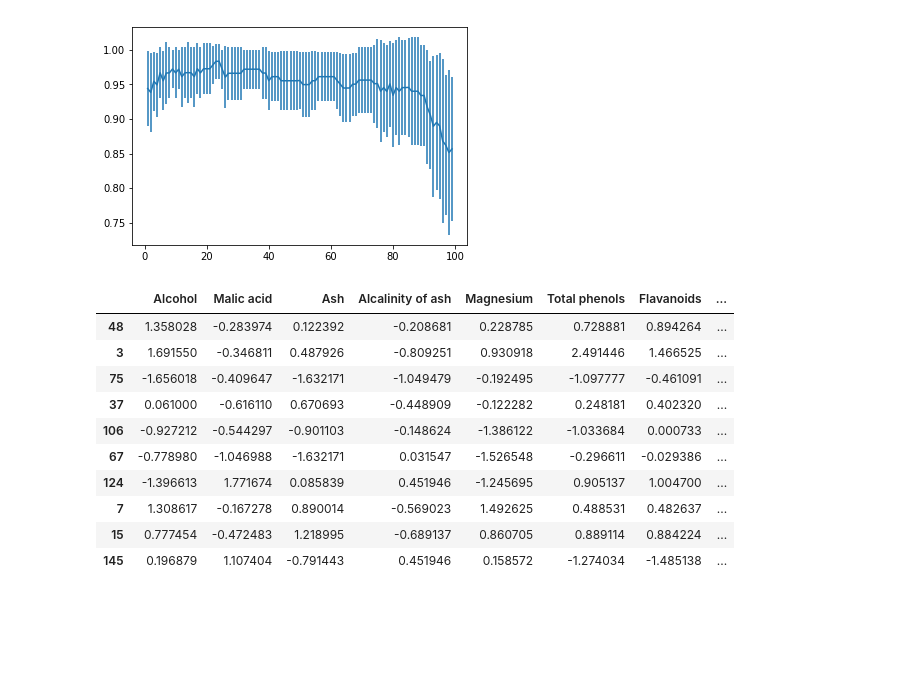
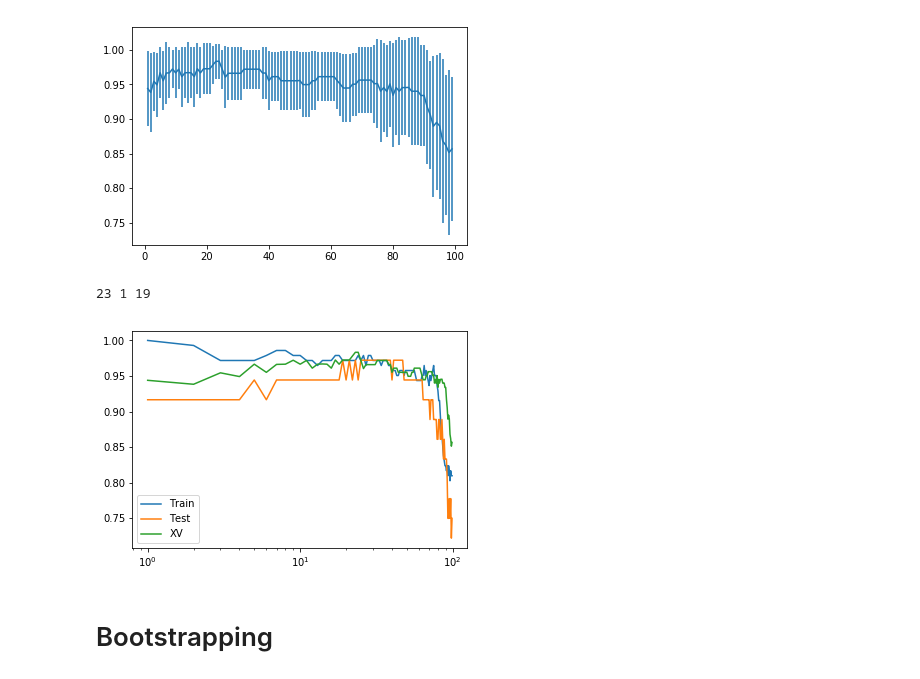
Before and after one commit to olethrosdc/ml-society-science, a Jupyter notebook: src/decision-problems/KNN.ipynb, the cells around one changed output. Saved outputs shown, nothing was run; the diff lists cells and outputs as text; code cells hidden in the pictures; blank space fills up the shorter version.

```diff
--- a/src/decision-problems/KNN.ipynb
+++ b/src/decision-problems/KNN.ipynb
@@ -96,25 +104,26 @@ None
 # %% [output]
 [figure]
 # %%
-
-plt.errorbar(neighbor_ks, [s.mean() for s in k_fold_scores], yerr=[s.std() for s in k_fold_scores])
+mean_xv_scores = [s.mean() for s in k_fold_scores]
+plt.errorbar(neighbor_ks, mean_xv_scores, yerr=[s.std() for s in k_fold_scores])
 # %% [output]
 <ErrorbarContainer object of 3 artists>
 [figure]
-# %%
-train_data_s
-n_samples = 1
-for t=range(n_samples):
-    bootstrap_sample = sklearn.utils.resample(train_data_s, replace=True, n_samples = 10, random_state = 1)
-# %% [output]
-|  | Alcohol | Malic acid | Ash | Alcalinity of ash | Magnesium | Total phenols | Flavanoids | ... |
-| 48 | 1.358028 | -0.283974 | 0.122392 | -0.208681 | 0.228785 | 0.728881 | 0.894264 | ... |
-| 3 | 1.691550 | -0.346811 | 0.487926 | -0.809251 | 0.930918 | 2.491446 | 1.466525 | ... |
-| 75 | -1.656018 | -0.409647 | -1.632171 | -1.049479 | -0.192495 | -1.097777 | -0.461091 | ... |
-| 37 | 0.061000 | -0.616110 | 0.670693 | -0.448909 | -0.122282 | 0.248181 | 0.402320 | ... |
-| 106 | -0.927212 | -0.544297 | -0.901103 | -0.148624 | -1.386122 | -1.033684 | 0.000733 | ... |
-| 67 | -0.778980 | -1.046988 | -1.632171 | 0.031547 | -1.526548 | -0.296611 | -0.029386 | ... |
-| 124 | -1.396613 | 1.771674 | 0.085839 | 0.451946 | -1.245695 | 0.905137 | 1.004700 | ... |
-| 7 | 1.308617 | -0.167278 | 0.890014 | -0.569023 | 1.492625 | 0.488531 | 0.482637 | ... |
-| 15 | 0.777454 | -0.472483 | 1.218995 | -0.689137 | 0.860705 | 0.889114 | 0.884224 | ... |
-| 145 | 0.196879 | 1.107404 | -0.791443 | 0.451946 | 0.158572 | -1.274034 | -1.485138 | ... |
+# %%
+# now let us compare the best values for training test and cross validation
+
+import numpy
+knn_best_k_xv = numpy.asarray(mean_xv_scores).argmax()
+knn_best_k_train = numpy.asarray(train_scores).argmax()
+knn_best_k_test = numpy.asarray(test_scores).argmax()
+print(ks[knn_best_k_xv], ks[knn_best_k_train], ks[knn_best_k_test])
+plt.semilogx(ks, train_scores, ks, test_scores, ks, mean_xv_scores)
+plt.legend(["Train", "Test", "XV"])
+
+# Let's select the best model on the basis of the XV score, as we must, since the 'test' result is invisible to us
+knn_best_model_xv = models[knn_best_k_xv]
+# %% [output]
+23 1 19
+[figure, added]
+# %% [markdown]
+# Bootstrapping
```
Also changed, not shown: parts of 12 cells of this notebook, 3 other files.
